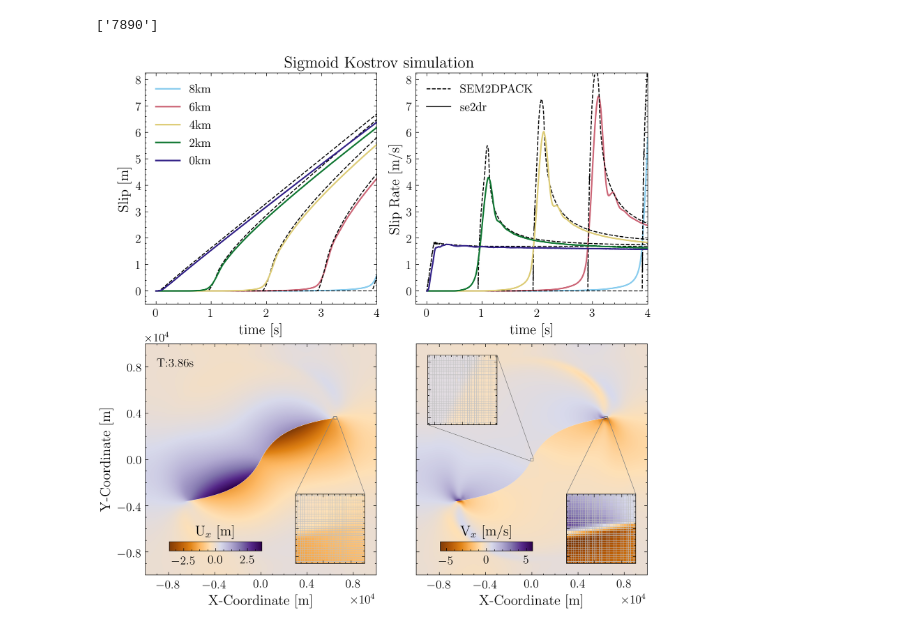
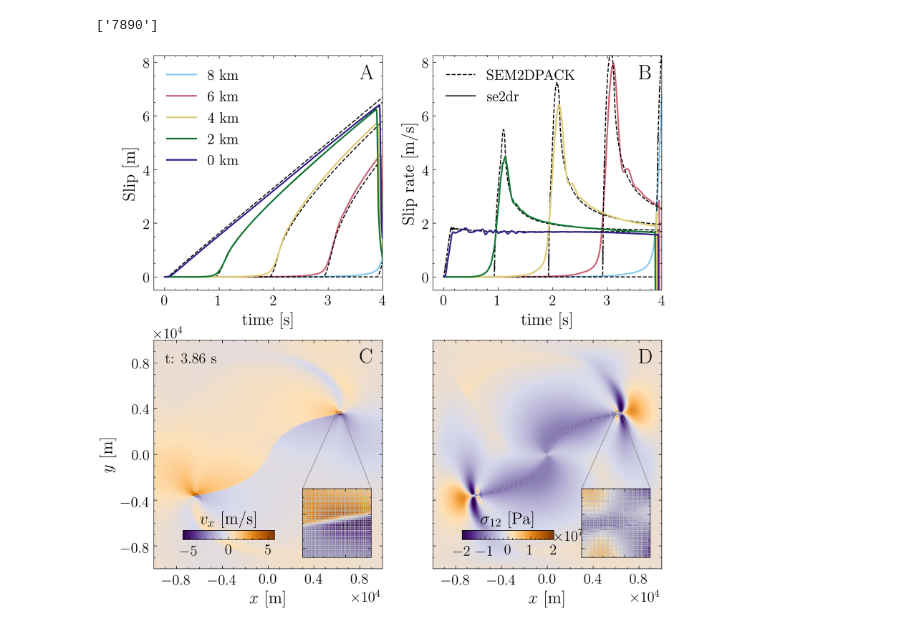
Before and after one commit to Nicolucas/TEAR, a Jupyter notebook: PythonCodes/ScientificPlotting/se2dr_PlotComposite.ipynb, the cells around one changed output. Saved outputs shown, nothing was run; the diff lists cells and outputs as text; code cells hidden in the pictures.

```diff
--- a/PythonCodes/ScientificPlotting/se2dr_PlotComposite.ipynb
+++ b/PythonCodes/ScientificPlotting/se2dr_PlotComposite.ipynb
@@ -121,3 +147,8 @@ formatGivenAxes(ax[:2],inverted=True)
+# %%
+SMALL_SIZE = 14
+MEDIUM_SIZE = 16
+BIGGER_SIZE = 20
+FontSizeControlFreak(SMALL_SIZE,MEDIUM_SIZE,BIGGER_SIZE)
 # %% [markdown]
 # figure 3 tilted
 # %%
@@ -143,8 +174,8 @@ TimeStepVal, LCoorX, LCoorY, LFieldX, LFieldY, LFieldvelX, LFieldvelY =  Extract
 FolderTiltedPath = "/home/nico/LRZ Sync+Share/SharedWolfel/Works/se2dr_Paper/DataToPlot/NewBatch-20211019/"
 DataProfile = LoadPickleFile(Filename = "TEAR_Kos_T20_P3_025x025_d2.5_tanh12ph65-Tilt20.0-P3-TPList_t8180_d62.5.pickle",FolderPath = FolderTiltedPath)
 
-x0,y0 = 7350,2600
-InsetAxis = [x0,x0+250,y0,y0+250]
+x0,y0 = 7350,2675
+InsetAxis = [x0-200,x0+200,y0-200,y0+200]
 F1, ax = Plot4KomaSetup(LCoorX, LCoorY, LFieldX, LFieldvelX,
            ["X-Component Displacement ", "X-Component Displacement [m]"],
            TimeStepVal,InsetAxis,
@@ -161,9 +192,12 @@ for iidx,Test1 in enumerate(DataProfile):
 
 ax[0].set_xlabel("time [s]")
 
-F1.suptitle("Tilting (20deg) Kostrov simulation")
+#F1.suptitle("Tilting (20deg) Kostrov simulation")
 [item.PlotReference(ax[0], "Slip", filtering=False) for item in RefList]
 [item.PlotReference(ax[1], "SlipRate", filtering=False) for item in RefList]
 
 formatGivenAxes(ax[:2],inverted=True)
+
+
+LabelizeAxisList(ax,Pos=[0.9, 0.9],fontsize=BIGGER_SIZE)
 # %% [output]
@@ -190,30 +224,34 @@ l
 # %%
 TimeStepVal, LCoorX, LCoorY, LFieldX, LFieldY, LFieldvelX, LFieldvelY =  ExtractFields(FieldFilename, se2_coor)
 # %%
-FolderTiltedPath = "/home/nico/LRZ Sync+Share/SharedWolfel/Works/se2dr_Paper/DataToPlot/NewBatch-20211019/"
-DataProfile = LoadPickleFile(Filename = "TEAR_Kos_T20_P3_025x025_d2.5_tanh12ph65-Tilt20.0-P3-TPList_t8180_d62.5.pickle",FolderPath = FolderTiltedPath)
+FolderTiltedPath = "/home/nico/LRZ Sync+Share/SharedWolfel/PaperData/Output/Sigmoid-20211123/"
+DataProfile = LoadPickleFile(Filename = "TEAR2_Kos_Sig_P3_025x025_d2.5001_tanh12ph65-25x25-P3-62.525",FolderPath = FolderTiltedPath)
+StressFromPickle = LoadPickleFile("/home/nico/LRZ Sync+Share/SharedWolfel/PaperData/Kos_Sig_P3_25x25_2.5/Out/", "StressInAPickle")
 
-x0,y0 = 6300,3475
-InsetAxis = [x0,x0+250,y0,y0+250]
+DataProfile.reverse()
 
-F1, ax = PlotF4Setup(LCoorX, LCoorY, LFieldX, LFieldvelX,
+x0,y0 = 6200,3550
+InsetAxis = [x0-200,x0+200,y0-200,y0+200]
+
+F1, ax = PlotF4Setup(LCoorX, LCoorY, LFieldvelX, StressFromPickle,
            ["X-Component Displacement ", "X-Component Displacement [m]"],
-           TimeStepVal,InsetAxis,
-            cmap=cmap)
+           TimeStepVal,InsetAxis,cmap=cmap)
 del x0,y0,InsetAxis
 # Tilted case plotting
 iidx = 0
 for iidx,Test1 in enumerate(DataProfile):
-    ax[0].plot(Test1.Time, Test1.DispX, color= cmapProf.colors[iidx], linewidth=1.5, zorder=iidx)
-    ax[1].plot(Test1.Time, Test1.VelX,  color= cmapProf.colors[iidx], linewidth=1.5, zorder=iidx)
+    ax[0].plot(Test1.Time, Test1.Slip, color= cmapProf.colors[iidx], linewidth=1.5, zorder=iidx)
+    ax[1].plot(Test1.Time, Test1.SlipRate,  color= cmapProf.colors[iidx], linewidth=1.5, zorder=iidx)
 
 
 ax[0].set_xlabel("time [s]")
 
-F1.suptitle("Sigmoid Kostrov simulation")
+# F1.suptitle("Sigmoid Kostrov simulation")
 [item.PlotReference(ax[0], "Slip", filtering=False) for item in RefList]
 [item.PlotReference(ax[1], "SlipRate", filtering=False) for item in RefList]
 
 formatGivenAxes(ax[:2],inverted=True)
+
+LabelizeAxisList(ax,Pos=[0.9, 0.9],fontsize=BIGGER_SIZE)
 # %% [output]
-[figure, old version]
+[figure, new version]
```
Also changed, not shown: parts of 6 cells of this notebook, 22 other files.
